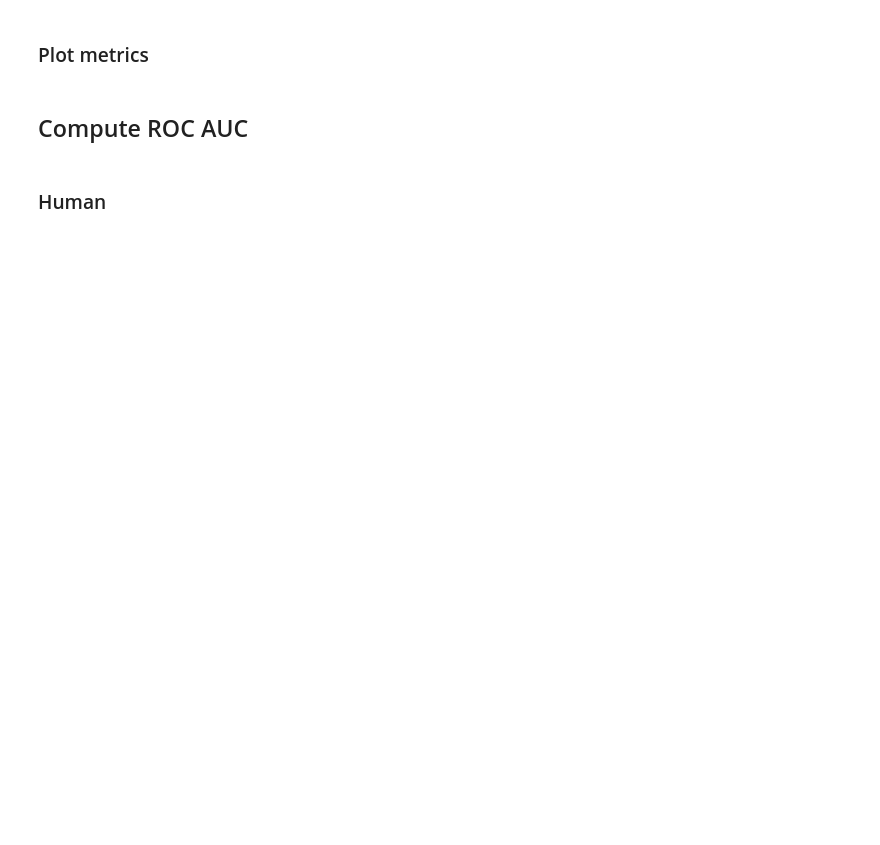
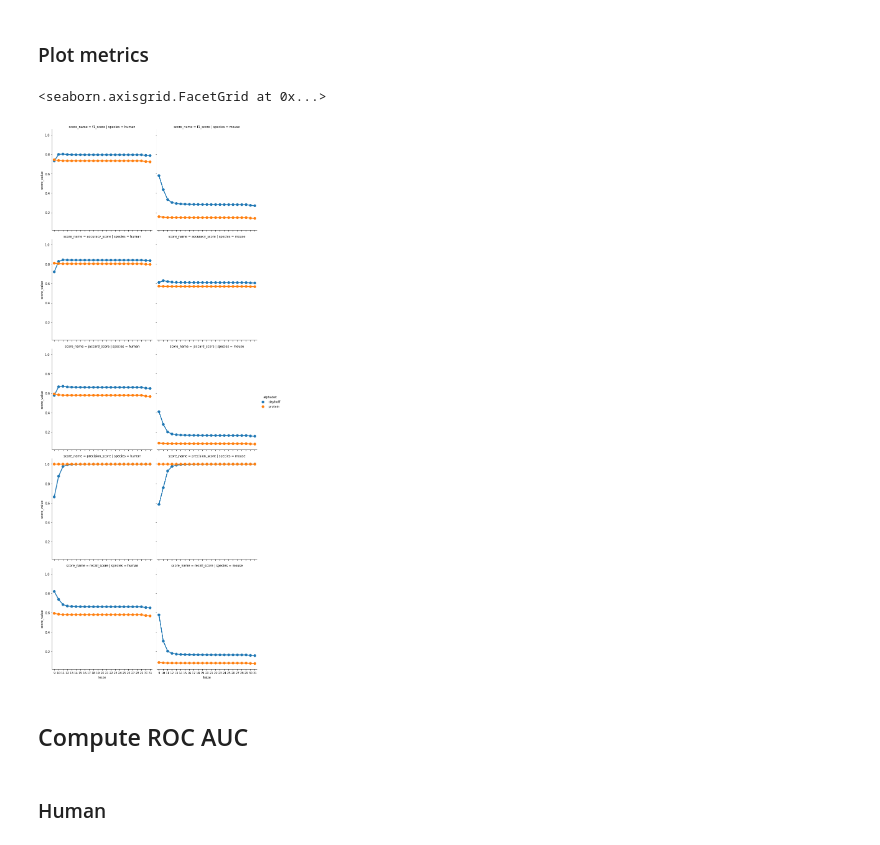
Before and after one commit to czbiohub-sf/scrnaseq-for-the-99-percent, a Jupyter notebook: notebooks/106_sklearn_metrics_human_qfo_busco_mammalia.ipynb, the cells around one changed output. Cells and saved outputs as stored; diff of their text form; code cells hidden in the pictures; blank space fills up the shorter version.

```diff
--- a/notebooks/106_sklearn_metrics_human_qfo_busco_mammalia.ipynb
+++ b/notebooks/106_sklearn_metrics_human_qfo_busco_mammalia.ipynb
@@ -178,8 +192,11 @@ NameError: name 'combined_metrics' is not defined
 # %% [markdown]
 ### Plot metrics
 # %%
-sns.catplot(x='ksize', y='score_value', hue='alphabet', col='score_name',
-            data=combined_metrics, kind='point', col_wrap=3)
+sns.catplot(x='ksize', y='score_value', hue='alphabet', row='score_name', col='species',
+            data=combined_metrics, kind='point')
+# %% [output]
+<seaborn.axisgrid.FacetGrid at 0x...>
+[figure, added]
 # %% [markdown]
 ## Compute ROC AUC
 # %% [markdown]
```
Also changed, not shown: parts of 26 cells of this notebook, 2 other files.
